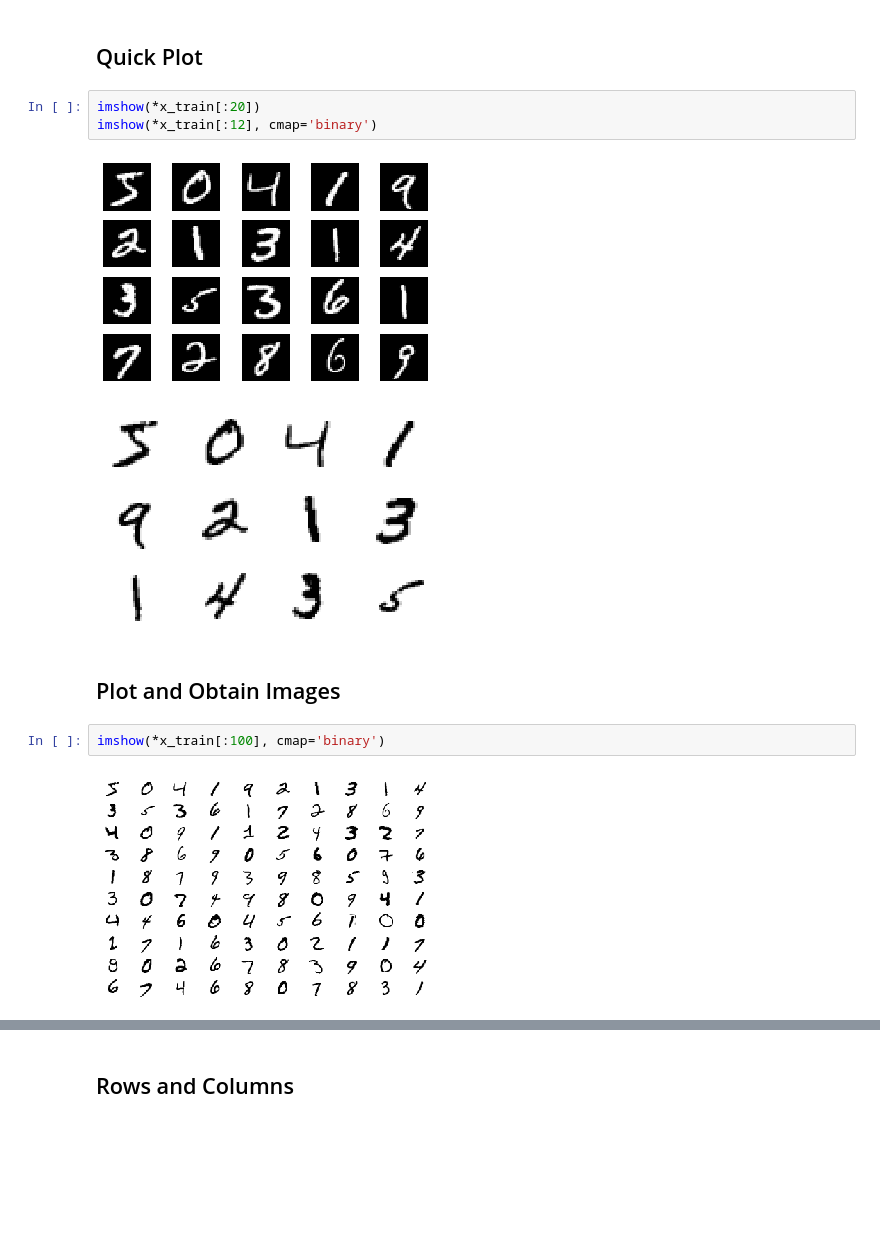
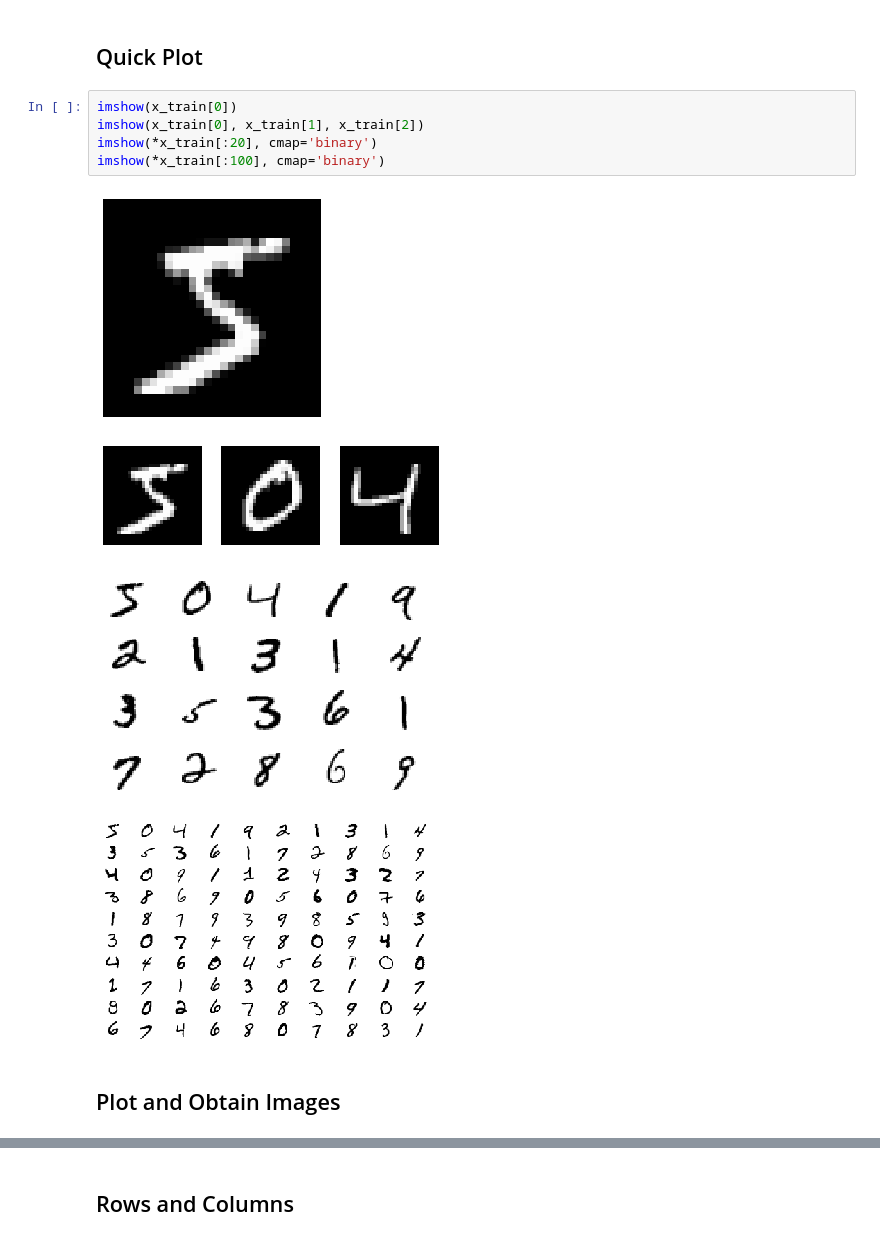
Before and after one commit to saravanabalagi/imshowtools, a Jupyter notebook: example/example.ipynb, the cells around one changed output, grey strips where cells are left out. Drawn from its saved outputs; the diff is of its cells as text; blank space fills up the shorter version.

```diff
--- a/example/example.ipynb
+++ b/example/example.ipynb
@@ -12,16 +12,16 @@ x_train, x_test = x_train / 255.0, x_test / 255.0
 ([(60000, 28, 28), (60000,)], [(10000, 28, 28), (10000,)])
 # %% [markdown]
 ## Quick Plot
-# %%
-imshow(*x_train[:20])
-imshow(*x_train[:12], cmap='binary')
-# %% [output]
-[figure, removed]
-[figure, removed]
+# %%
+imshow(x_train[0])
+imshow(x_train[0], x_train[1], x_train[2])
+imshow(*x_train[:20], cmap='binary')
+imshow(*x_train[:100], cmap='binary')
+# %% [output]
+[figure, added]
+[figure, added]
+[figure, added]
+[figure, added]
 # %% [markdown]
 ## Plot and Obtain Images
-# %%
-imshow(*x_train[:100], cmap='binary')
-# %% [output]
-[figure, removed]
 # %%
```
Also changed, not shown: parts of 8 cells of this notebook, 1 other file.
